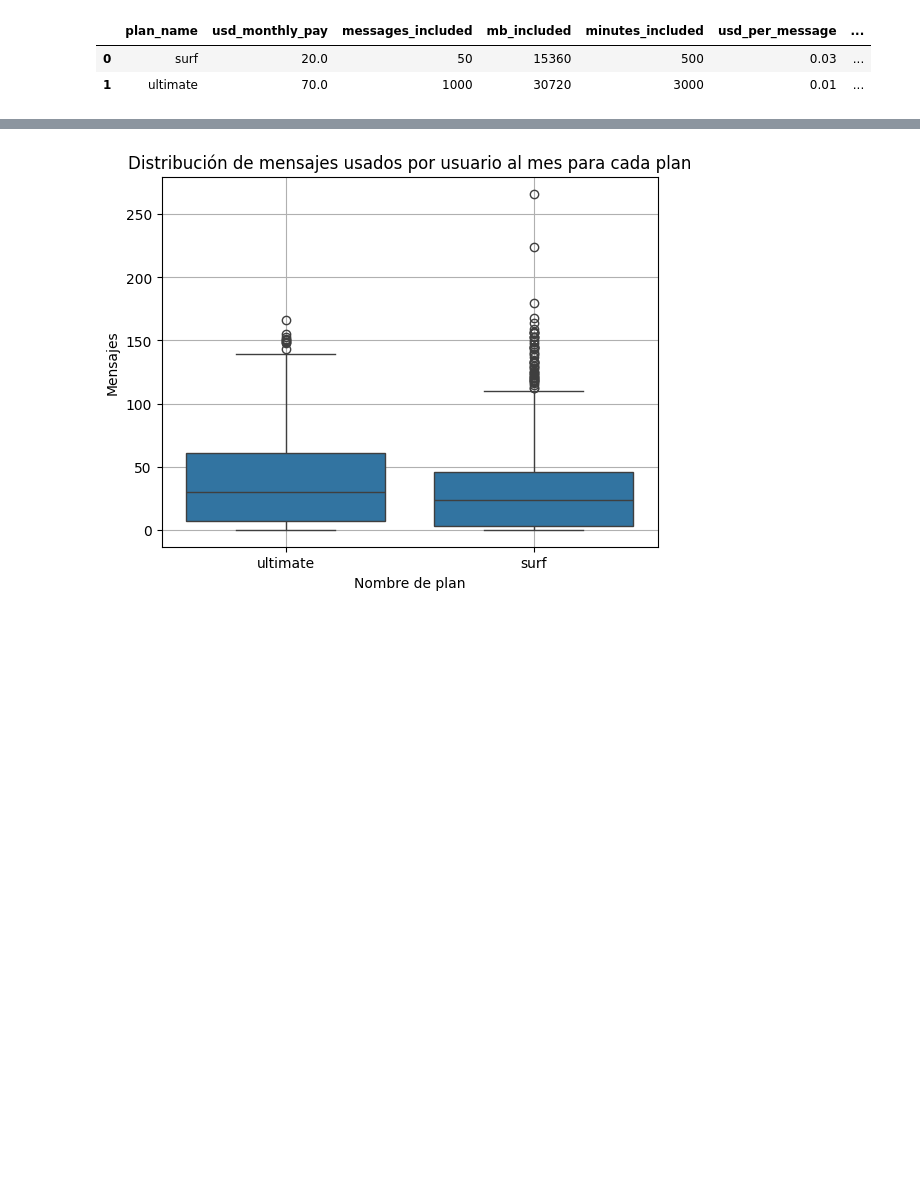
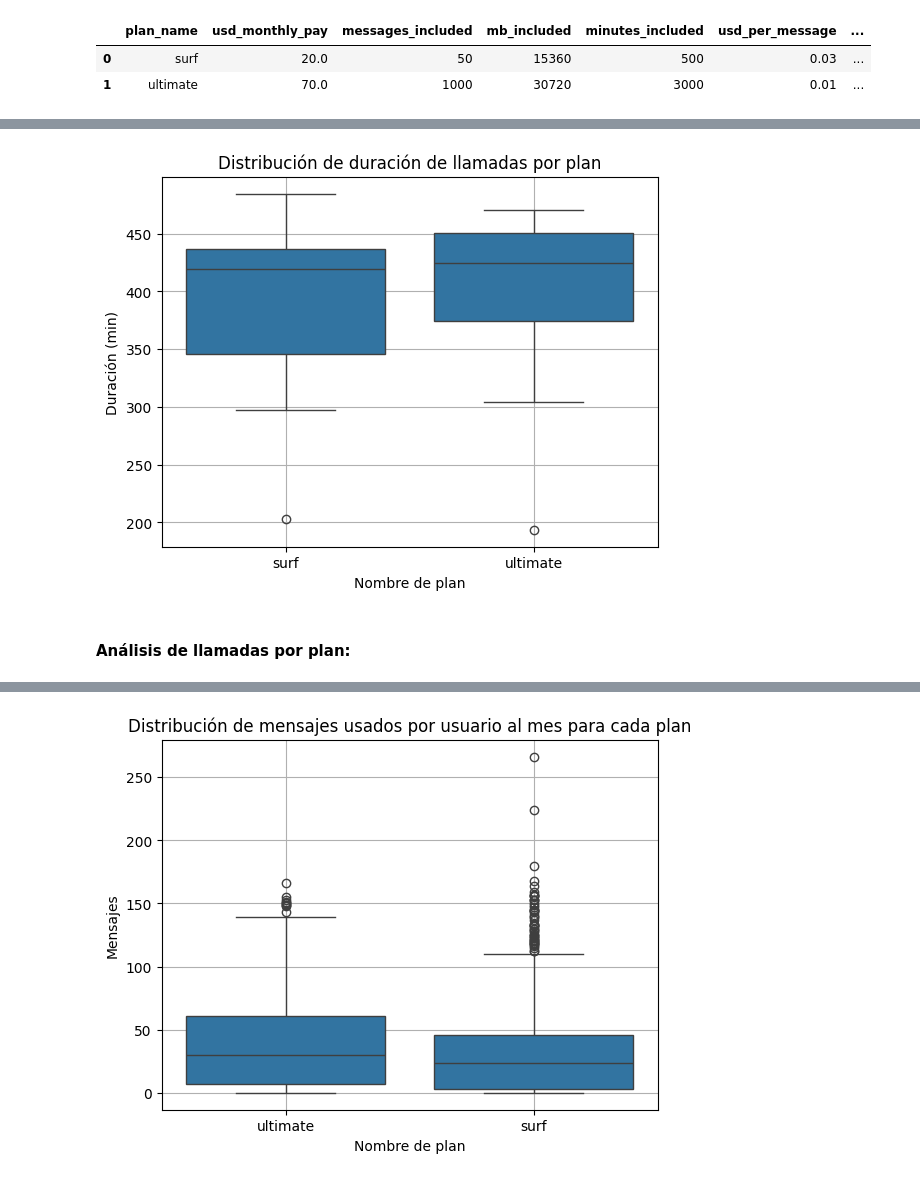
Before and after one commit to EdgarMdz2/megaline-telecom-tripleten, a Jupyter notebook: megaline-telecom.ipynb, the cells around one changed output, grey strips where cells are left out. Cells and saved outputs as stored; diff of their text form; code cells hidden in the pictures; blank space fills up the shorter version.

```diff
--- a/megaline-telecom.ipynb
+++ b/megaline-telecom.ipynb
@@ -722,0 +588,4 @@ display(messages_used_var)
+# %%
+user_monthly_summary[['month', 'calls_used', 'min_used', 'messages_used', 'usd_monthly_pay', 'usd_per_gb']] = (
+    user_monthly_summary[['month', 'calls_used', 'min_used', 'messages_used', 'usd_monthly_pay', 'usd_per_gb']].astype('int')
+)
@@ -722,0 +616,17 @@ display(messages_used_var)
+# %%
+# Calculando minutos que se excede cada usuario
+user_monthly_summary['min_exceeded'] = (
+    (user_monthly_summary['min_used'] - user_monthly_summary['minutes_included'])
+    .apply(verificar_negativos)
+)
+# Calculando número de mensajes que se excede cada usuario
+user_monthly_summary['messages_exceeded'] = (
+    (user_monthly_summary['messages_used'] - user_monthly_summary['messages_included'])
+    .apply(verificar_negativos)
+)
+# Calculando número de gigabytes que se excede cada usuario
+user_monthly_summary['gb_exceeded'] = (
+    ((user_monthly_summary['mb_used'] - user_monthly_summary['mb_included']) / 1000)
+    .apply(verificar_negativos)
+    .apply(np.ceil)
+)
@@ -722,0 +766,14 @@ display(messages_used_var)
+# %%
+# Traza un diagrama de caja para visualizar la distribución de el uso de minutos mensual
+sns.boxplot(x='plan_name', y='min_used', data=min_used_mean)
+
+    # Formateando
+plt.title("Distribución de duración de llamadas por plan")
+plt.ylabel('Duración (min)')
+plt.xlabel('Nombre de plan')
+plt.grid()
+plt.show()
+# %% [output]
+[figure, added]
+# %% [markdown]
+#### **Análisis de llamadas por plan:**
```
Also changed, not shown: parts of 140 cells of this notebook.
